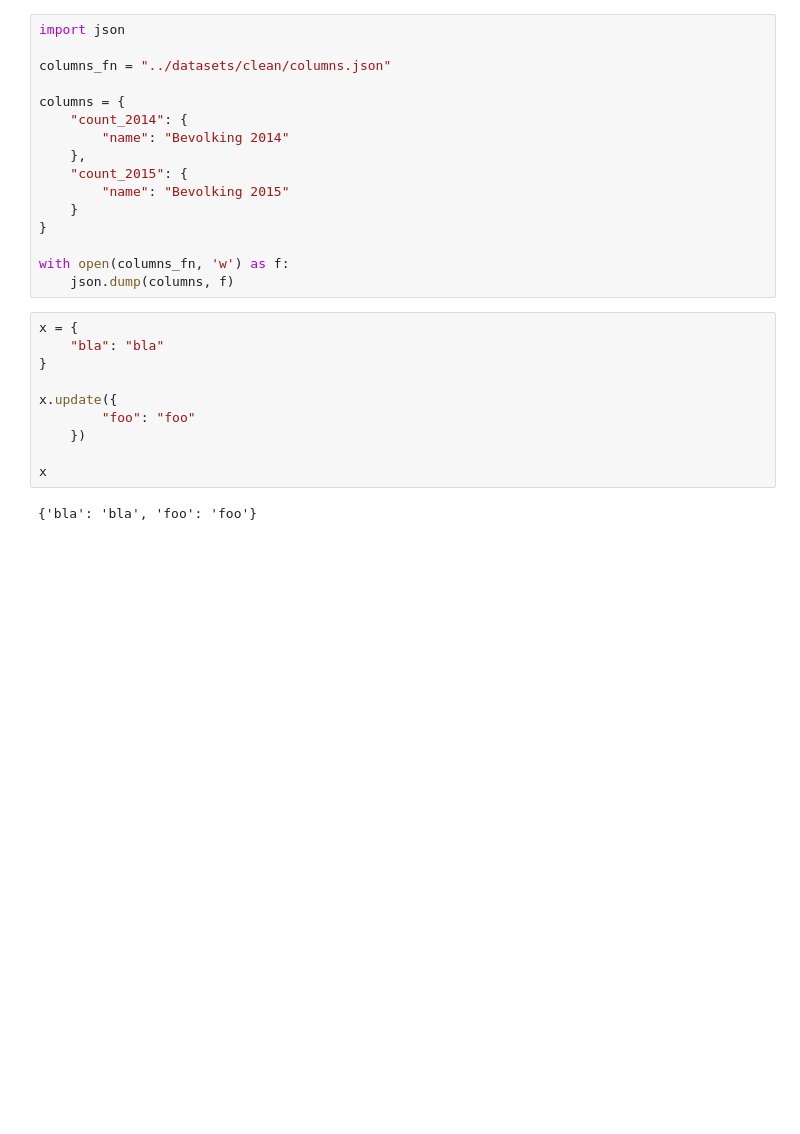
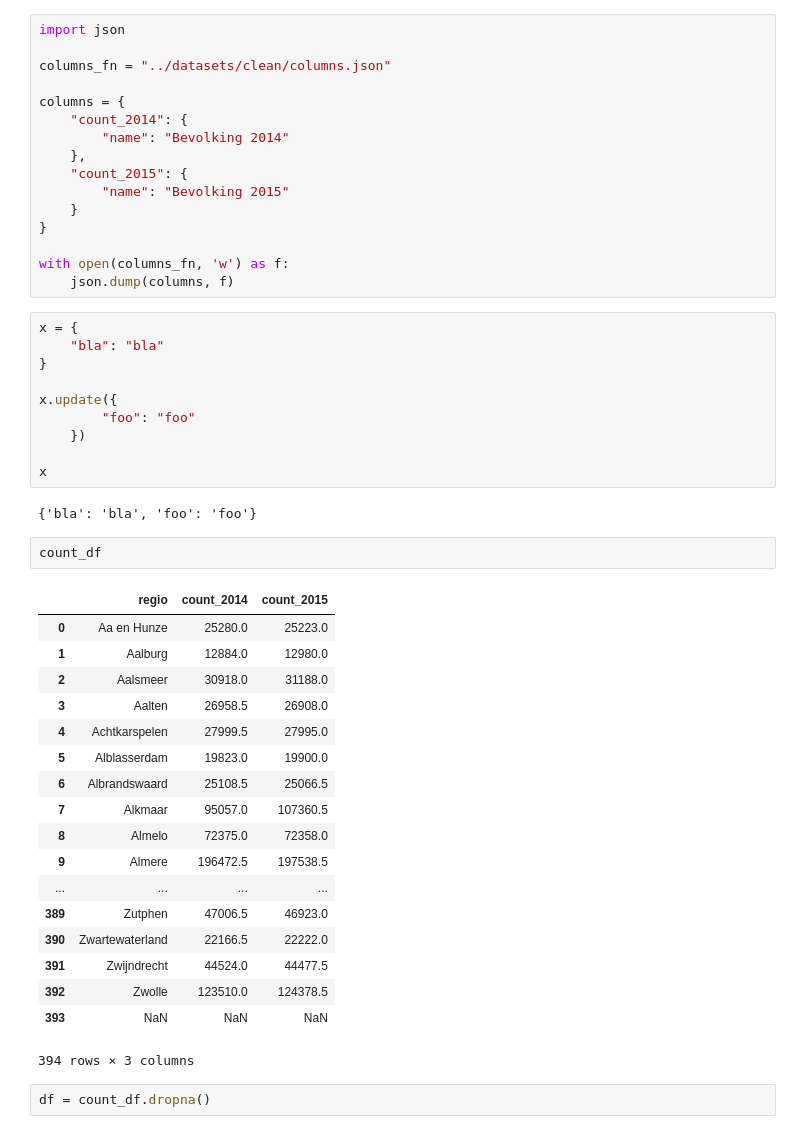
Before and after one commit to Gijs-Koot/gemeente-deler, a Jupyter notebook: notebooks/datasets.ipynb, the cells around one changed output. Saved outputs shown, nothing was run; the diff lists cells and outputs as text; blank space fills up the shorter version.

Commit message:
add columns

```diff
--- a/notebooks/datasets.ipynb
+++ b/notebooks/datasets.ipynb
@@ -96,3 +96,26 @@ x.update({
 x
 # %% [output]
 {'bla': 'bla', 'foo': 'foo'}
+# %%
+count_df
+# %% [output]
+|  | regio | count_2014 | count_2015 |
+| 0 | Aa en Hunze | 25280.0 | 25223.0 |
+| 1 | Aalburg | 12884.0 | 12980.0 |
+| 2 | Aalsmeer | 30918.0 | 31188.0 |
+| 3 | Aalten | 26958.5 | 26908.0 |
+| 4 | Achtkarspelen | 27999.5 | 27995.0 |
+| 5 | Alblasserdam | 19823.0 | 19900.0 |
+| 6 | Albrandswaard | 25108.5 | 25066.5 |
+| 7 | Alkmaar | 95057.0 | 107360.5 |
+| 8 | Almelo | 72375.0 | 72358.0 |
+| 9 | Almere | 196472.5 | 197538.5 |
+| ... | ... | ... | ... |
+| 389 | Zutphen | 47006.5 | 46923.0 |
+| 390 | Zwartewaterland | 22166.5 | 22222.0 |
+| 391 | Zwijndrecht | 44524.0 | 44477.5 |
+| 392 | Zwolle | 123510.0 | 124378.5 |
+| 393 | NaN | NaN | NaN |
+394 rows × 3 columns
+# %%
+df = count_df.dropna()
```
Also changed, not shown: parts of 4 cells of this notebook, 1 other file.
